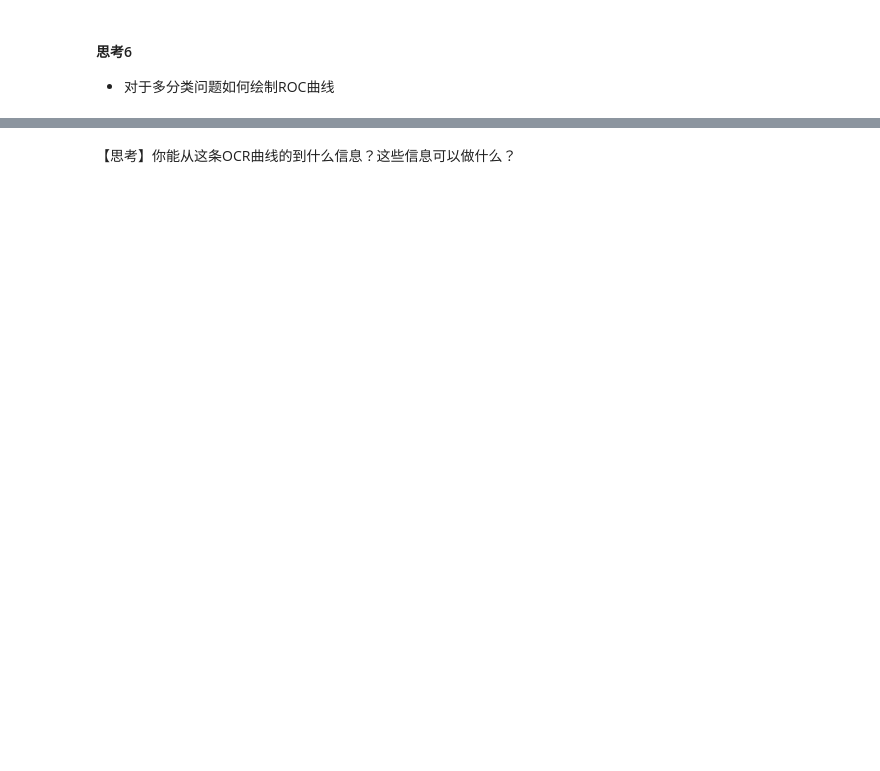
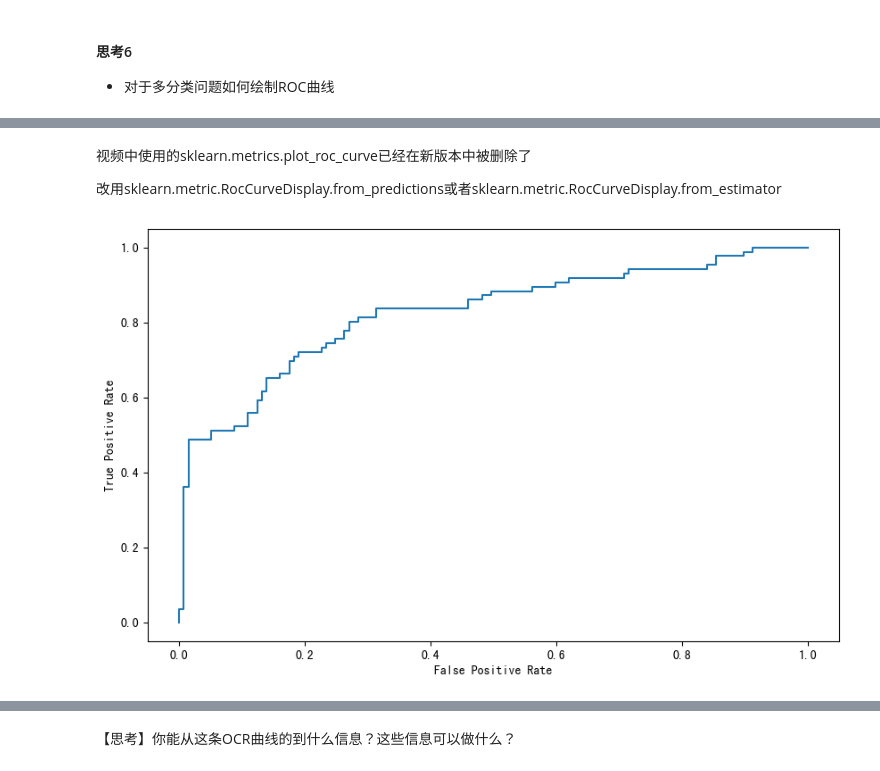
Before and after one commit to klmyty/data-analysis-datawhale, a Jupyter notebook: Chapter3/第三章模型建立和评估---评价-课程.ipynb, the cells around one changed output, grey strips where cells are left out. Saved outputs shown, nothing was run; the diff lists cells and outputs as text; code cells hidden in the pictures; blank space fills up the shorter version.

```diff
--- a/Chapter3/第三章模型建立和评估---评价-课程.ipynb
+++ b/Chapter3/第三章模型建立和评估---评价-课程.ipynb
@@ -250,0 +338,13 @@ F1 Score: 0.73
+# %% [markdown]
+视频中使用的sklearn.metrics.plot_roc_curve已经在新版本中被删除了
+
+改用sklearn.metric.RocCurveDisplay.from_predictions或者sklearn.metric.RocCurveDisplay.from_estimator
+# %%
+#写入代码
+from sklearn.metrics import RocCurveDisplay
+
+display = RocCurveDisplay(fpr=fpr, tpr=tpr)
+display.plot()
+plt.show()
+# %% [output]
+[figure, added]
```
Also changed, not shown: parts of 19 cells of this notebook, 9 other files.
